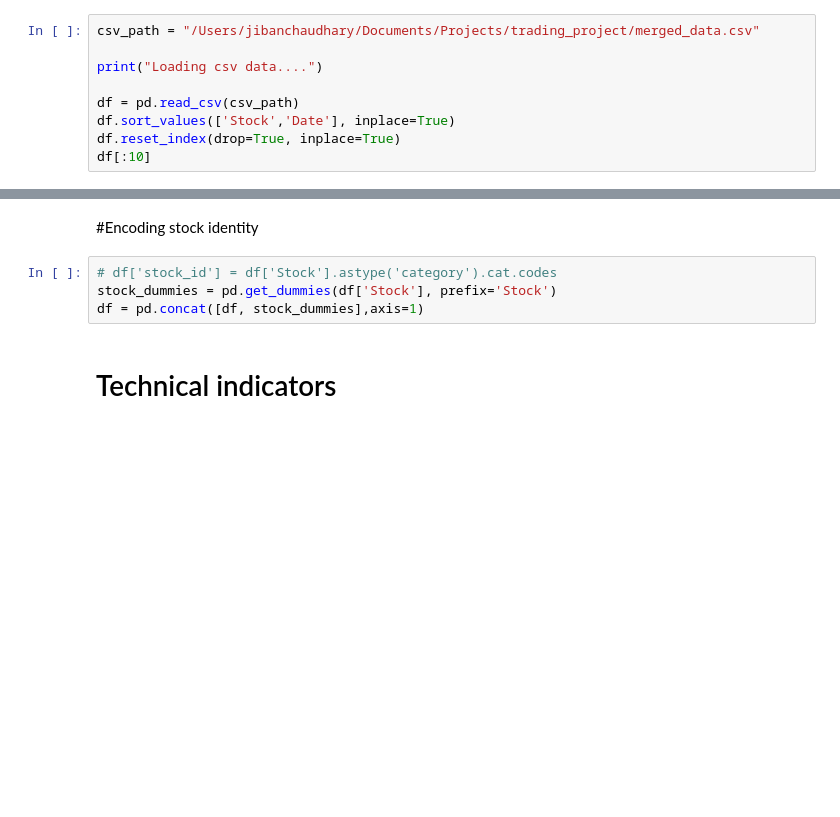
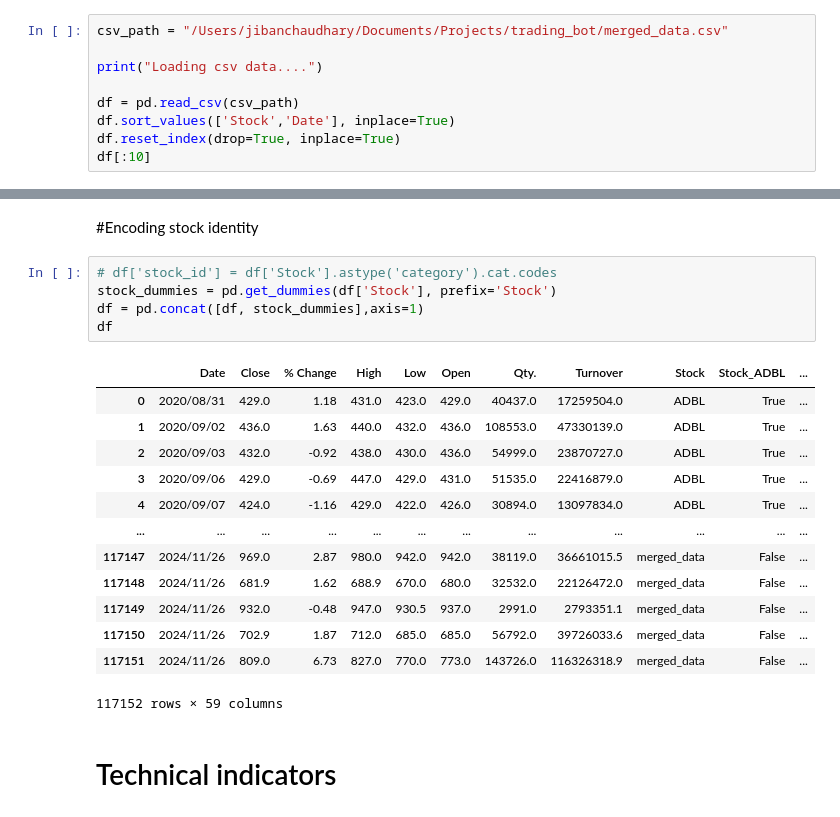
Before and after one commit to jibanchaudhary/Trading_bot, a Jupyter notebook: train.ipynb, the cells around one changed output, grey strips where cells are left out. Saved outputs shown, nothing was run; the diff lists cells and outputs as text; blank space fills up the shorter version.

```diff
--- a/train.ipynb
+++ b/train.ipynb
@@ -17,7 +17,7 @@ import seaborn as sns
 # %%
 time_steps = 60
 # %%
-csv_path = "/Users/jibanchaudhary/Documents/Projects/trading_project/merged_data.csv"
+csv_path = "/Users/jibanchaudhary/Documents/Projects/trading_bot/merged_data.csv"
 
 print("Loading csv data....")
 
@@ -30,7 +43,22 @@ df[:10]
 # %%
 # df['stock_id'] = df['Stock'].astype('category').cat.codes
 stock_dummies = pd.get_dummies(df['Stock'], prefix='Stock')
 df = pd.concat([df, stock_dummies],axis=1)
+df
+# %% [output]
+|  | Date | Close | % Change | High | Low | Open | Qty. | Turnover | Stock | Stock_ADBL | ... |
+| 0 | 2020/08/31 | 429.0 | 1.18 | 431.0 | 423.0 | 429.0 | 40437.0 | 17259504.0 | ADBL | True | ... |
+| 1 | 2020/09/02 | 436.0 | 1.63 | 440.0 | 432.0 | 436.0 | 108553.0 | 47330139.0 | ADBL | True | ... |
+| 2 | 2020/09/03 | 432.0 | -0.92 | 438.0 | 430.0 | 436.0 | 54999.0 | 23870727.0 | ADBL | True | ... |
+| 3 | 2020/09/06 | 429.0 | -0.69 | 447.0 | 429.0 | 431.0 | 51535.0 | 22416879.0 | ADBL | True | ... |
+| 4 | 2020/09/07 | 424.0 | -1.16 | 429.0 | 422.0 | 426.0 | 30894.0 | 13097834.0 | ADBL | True | ... |
+| ... | ... | ... | ... | ... | ... | ... | ... | ... | ... | ... | ... |
+| 117147 | 2024/11/26 | 969.0 | 2.87 | 980.0 | 942.0 | 942.0 | 38119.0 | 36661015.5 | merged_data | False | ... |
+| 117148 | 2024/11/26 | 681.9 | 1.62 | 688.9 | 670.0 | 680.0 | 32532.0 | 22126472.0 | merged_data | False | ... |
+| 117149 | 2024/11/26 | 932.0 | -0.48 | 947.0 | 930.5 | 937.0 | 2991.0 | 2793351.1 | merged_data | False | ... |
+| 117150 | 2024/11/26 | 702.9 | 1.87 | 712.0 | 685.0 | 685.0 | 56792.0 | 39726033.6 | merged_data | False | ... |
+| 117151 | 2024/11/26 | 809.0 | 6.73 | 827.0 | 770.0 | 773.0 | 143726.0 | 116326318.9 | merged_data | False | ... |
+117152 rows × 59 columns
 # %% [markdown]
 # Technical indicators
 # %%
```
Also changed, not shown: parts of 4 cells of this notebook.
